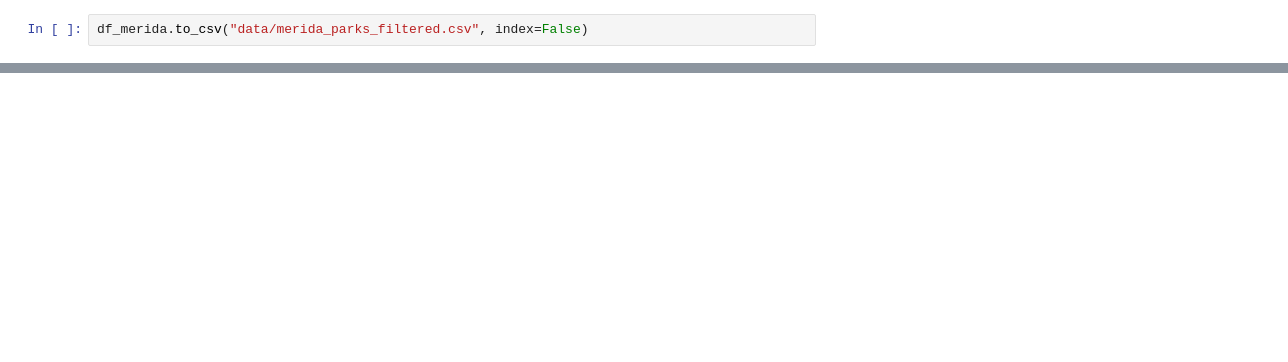
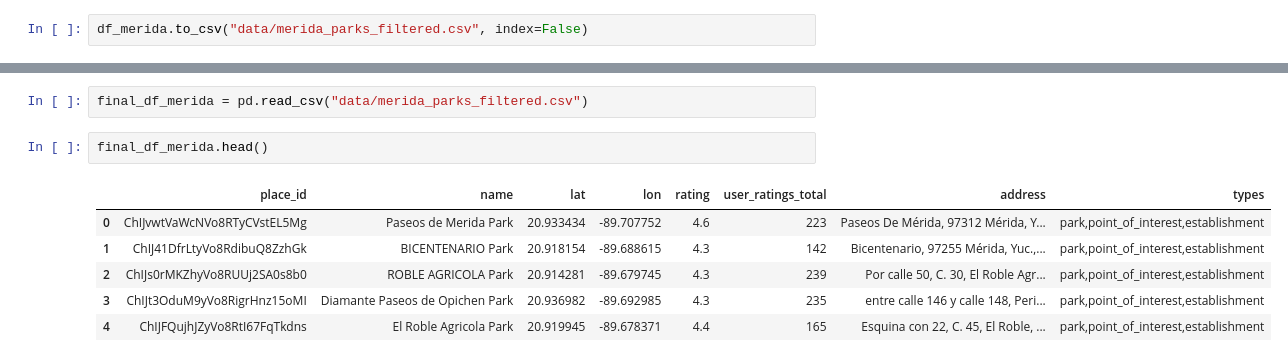
Before and after one commit to AngelFCruzB09/Analysis_Park, a Jupyter notebook: Geospatial_analysis.ipynb, the cells around one changed output, grey strips where cells are left out. Drawn from its saved outputs; the diff is of its cells as text; blank space fills up the shorter version.

```diff
--- a/Geospatial_analysis.ipynb
+++ b/Geospatial_analysis.ipynb
@@ -237,0 +243,11 @@ df_merida.to_csv("data/merida_parks_filtered.csv", index=False)
+# %%
+final_df_merida = pd.read_csv("data/merida_parks_filtered.csv")
+# %%
+final_df_merida.head()
+# %% [output]
+|  | place_id | name | lat | lon | rating | user_ratings_total | address | types |
+| 0 | ChIJvwtVaWcNVo8RTyCVstEL5Mg | Paseos de Merida Park | 20.933434 | -89.707752 | 4.6 | 223 | Paseos De Mérida, 97312 Mérida, Y... | park,point_of_interest,establishment |
+| 1 | ChIJ41DfrLtyVo8RdibuQ8ZzhGk | BICENTENARIO Park | 20.918154 | -89.688615 | 4.3 | 142 | Bicentenario, 97255 Mérida, Yuc.,... | park,point_of_interest,establishment |
+| 2 | ChIJs0rMKZhyVo8RUUj2SA0s8b0 | ROBLE AGRICOLA Park | 20.914281 | -89.679745 | 4.3 | 239 | Por calle 50, C. 30, El Roble Agr... | park,point_of_interest,establishment |
+| 3 | ChIJt3OduM9yVo8RigrHnz15oMI | Diamante Paseos de Opichen Park | 20.936982 | -89.692985 | 4.3 | 235 | entre calle 146 y calle 148, Peri... | park,point_of_interest,establishment |
+| 4 | ChIJFQujhJZyVo8RtI67FqTkdns | El Roble Agricola Park | 20.919945 | -89.678371 | 4.4 | 165 | Esquina con 22, C. 45, El Roble, ... | park,point_of_interest,establishment |
```
Also changed, not shown: parts of 9 cells of this notebook.
